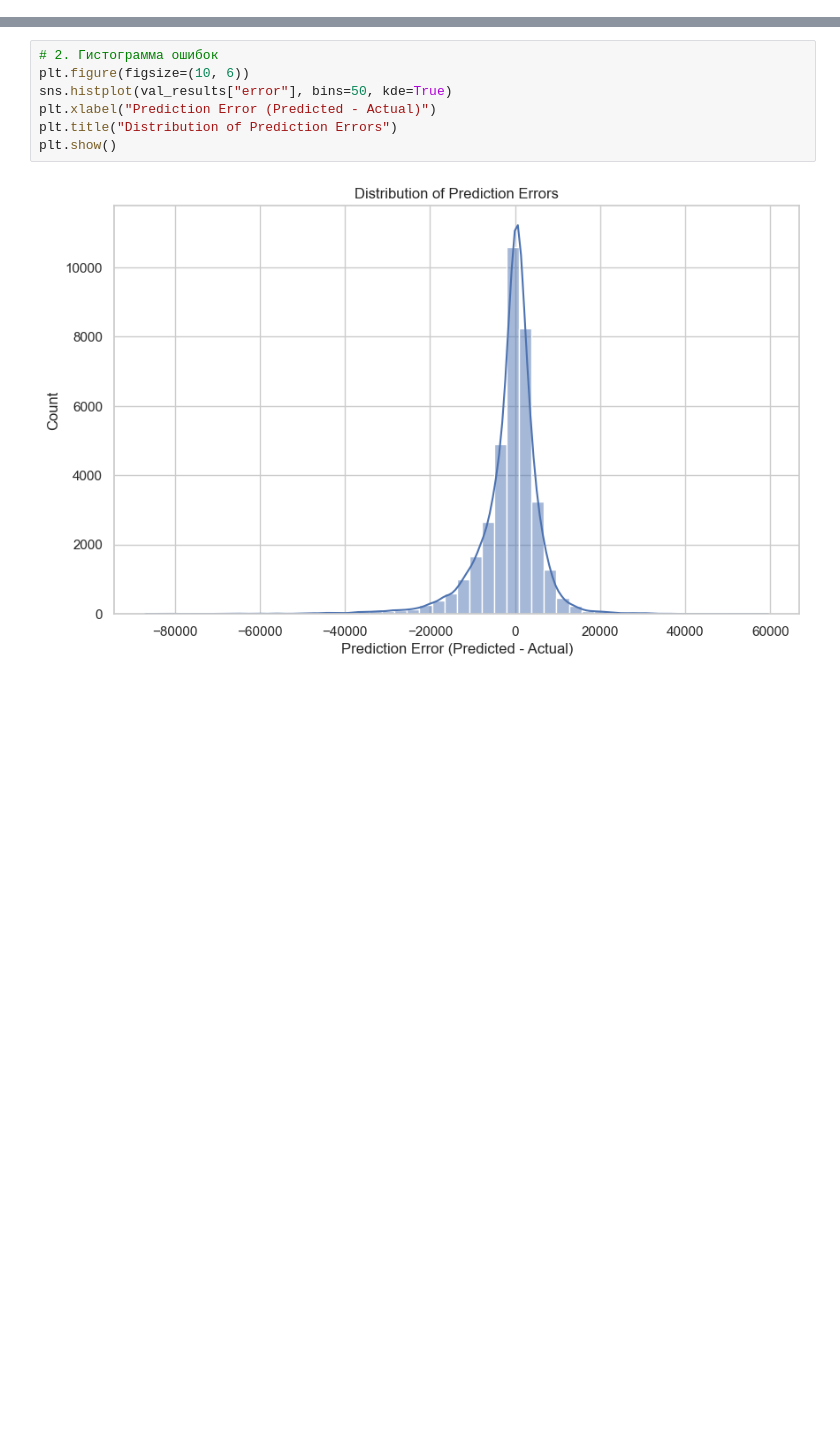
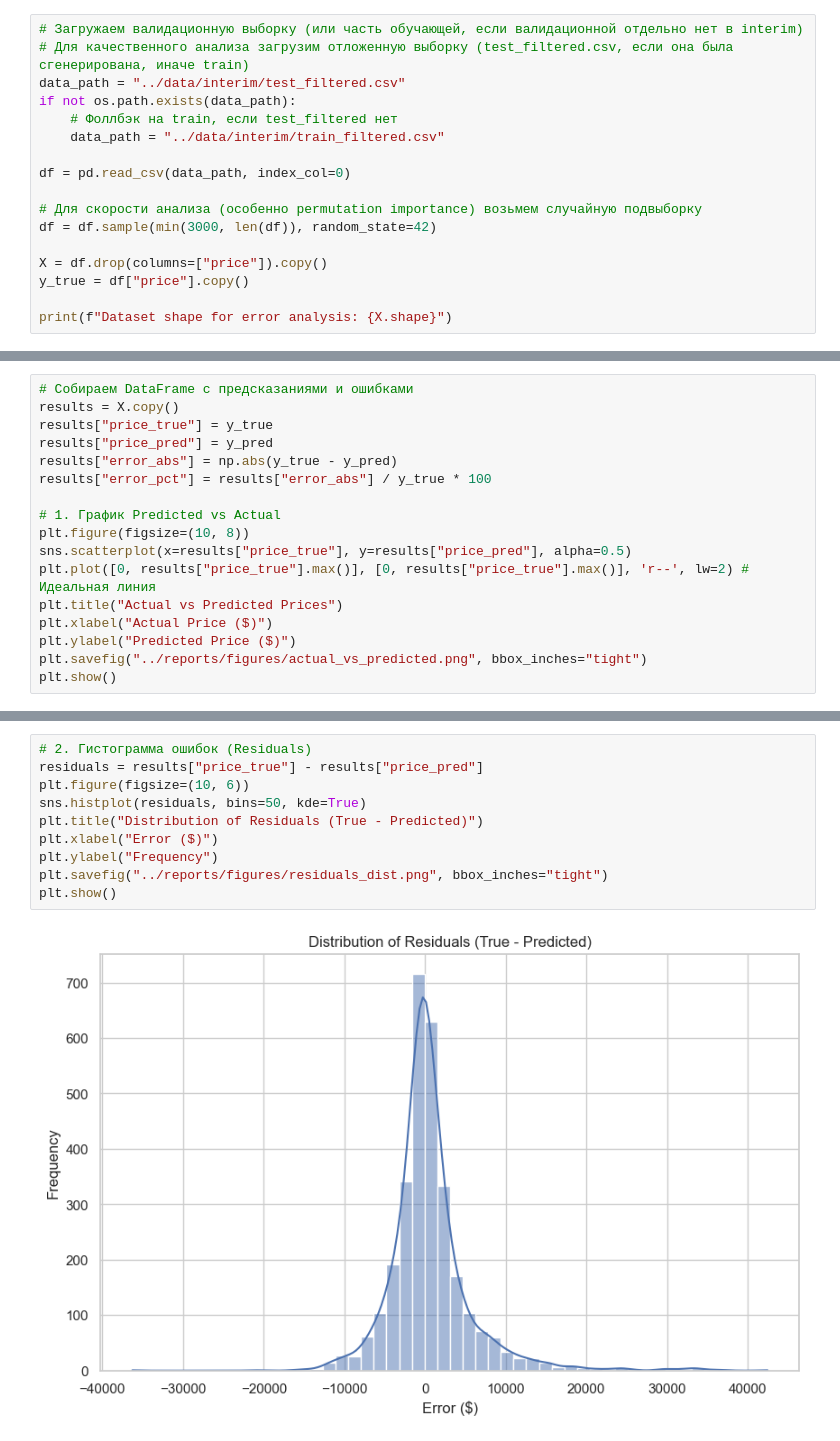
Before and after one commit to 700-2k/Craiglist-cars-price-prediction, a Jupyter notebook: notebooks/06_error_analysis.ipynb, the cells around one changed output, grey strips where cells are left out. Cells and saved outputs as stored; diff of their text form; blank space fills up the shorter version.

Commit message:
docs: deeply execute and document error analysis with permutation importance

```diff
--- a/notebooks/06_error_analysis.ipynb
+++ b/notebooks/06_error_analysis.ipynb
@@ -18,0 +27,17 @@ plt.rcParams["figure.figsize"] = (10, 6)
+# %%
+# Загружаем валидационную выборку (или часть обучающей, если валидационной отдельно нет в interim)
+# Для качественного анализа загрузим отложенную выборку (test_filtered.csv, если она была сгенерирована, иначе train)
+data_path = "../data/interim/test_filtered.csv"
+if not os.path.exists(data_path):
+    # Фоллбэк на train, если test_filtered нет
+    data_path = "../data/interim/train_filtered.csv"
+
+df = pd.read_csv(data_path, index_col=0)
+
+# Для скорости анализа (особенно permutation importance) возьмем случайную подвыборку
+df = df.sample(min(3000, len(df)), random_state=42)
+
+X = df.drop(columns=["price"]).copy()
+y_true = df["price"].copy()
+
+print(f"Dataset shape for error analysis: {X.shape}")
@@ -76,0 +75,17 @@ plt.show()
+# %%
+# Собираем DataFrame с предсказаниями и ошибками
+results = X.copy()
+results["price_true"] = y_true
+results["price_pred"] = y_pred
+results["error_abs"] = np.abs(y_true - y_pred)
+results["error_pct"] = results["error_abs"] / y_true * 100
+
+# 1. График Predicted vs Actual
+plt.figure(figsize=(10, 8))
+sns.scatterplot(x=results["price_true"], y=results["price_pred"], alpha=0.5)
+plt.plot([0, results["price_true"].max()], [0, results["price_true"].max()], 'r--', lw=2) # Идеальная линия
+plt.title("Actual vs Predicted Prices")
+plt.xlabel("Actual Price ($)")
+plt.ylabel("Predicted Price ($)")
+plt.savefig("../reports/figures/actual_vs_predicted.png", bbox_inches="tight")
+plt.show()
@@ -77,9 +94,12 @@ plt.show()
 # %%
-# 2. Гистограмма ошибок
+# 2. Гистограмма ошибок (Residuals)
+residuals = results["price_true"] - results["price_pred"]
 plt.figure(figsize=(10, 6))
-sns.histplot(val_results["error"], bins=50, kde=True)
-plt.xlabel("Prediction Error (Predicted - Actual)")
-plt.title("Distribution of Prediction Errors")
+sns.histplot(residuals, bins=50, kde=True)
+plt.title("Distribution of Residuals (True - Predicted)")
+plt.xlabel("Error ($)")
+plt.ylabel("Frequency")
+plt.savefig("../reports/figures/residuals_dist.png", bbox_inches="tight")
 plt.show()
 # %% [output]
-[figure, old version]
+[figure, new version]
```
Also changed, not shown: parts of 21 cells of this notebook, 5 other files.
